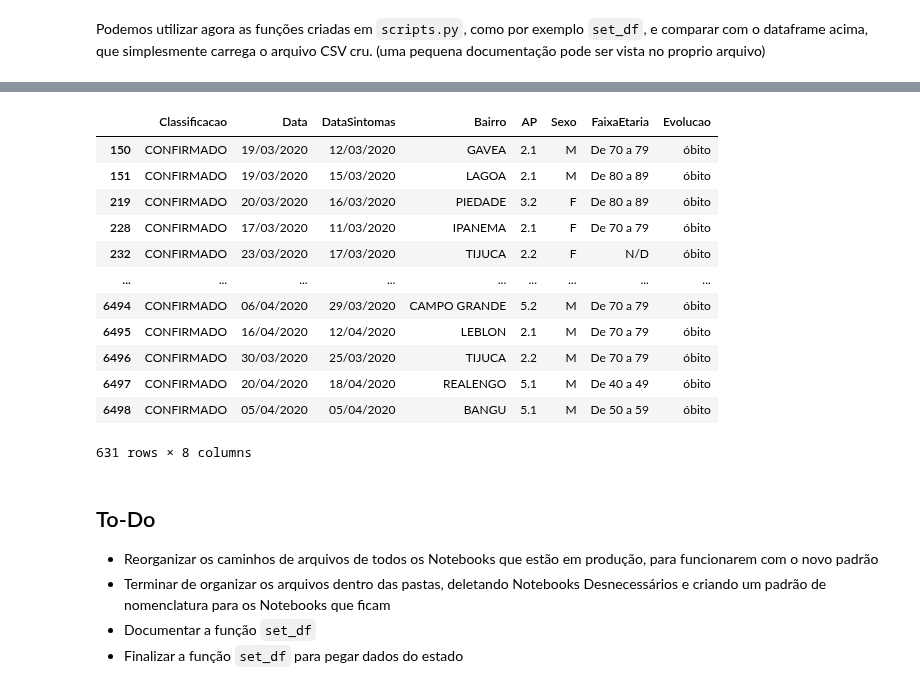
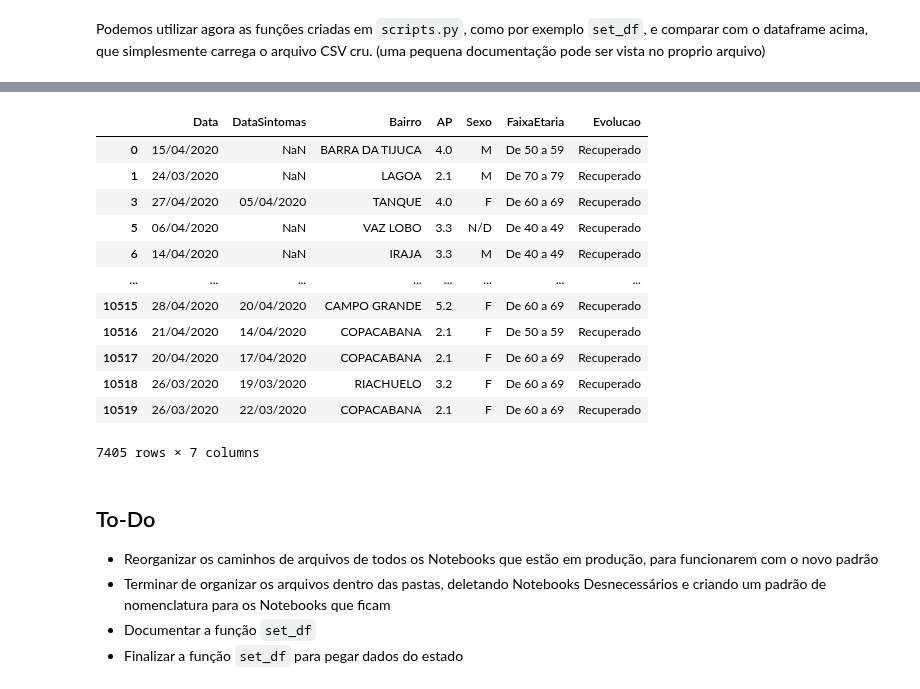
Before and after one commit to Modelagem-Covid-19-RJ/covid19, a Jupyter notebook: playground/Documentation.ipynb, the cells around one changed output, grey strips where cells are left out. Cells and saved outputs as stored; diff of their text form; code cells hidden in the pictures.

```diff
--- a/playground/Documentation.ipynb
+++ b/playground/Documentation.ipynb
@@ -99,19 +112,19 @@ dt_att
-# %%
-df2_obt
-# %% [output]
-|  | Classificacao | Data | DataSintomas | Bairro | AP | Sexo | FaixaEtaria | Evolucao |
-| 150 | CONFIRMADO | 19/03/2020 | 12/03/2020 | GAVEA | 2.1 | M | De 70 a 79 | óbito |
-| 151 | CONFIRMADO | 19/03/2020 | 15/03/2020 | LAGOA | 2.1 | M | De 80 a 89 | óbito |
-| 219 | CONFIRMADO | 20/03/2020 | 16/03/2020 | PIEDADE | 3.2 | F | De 80 a 89 | óbito |
-| 228 | CONFIRMADO | 17/03/2020 | 11/03/2020 | IPANEMA | 2.1 | F | De 70 a 79 | óbito |
-| 232 | CONFIRMADO | 23/03/2020 | 17/03/2020 | TIJUCA | 2.2 | F | N/D | óbito |
-| ... | ... | ... | ... | ... | ... | ... | ... | ... |
-| 6494 | CONFIRMADO | 06/04/2020 | 29/03/2020 | CAMPO GRANDE | 5.2 | M | De 70 a 79 | óbito |
-| 6495 | CONFIRMADO | 16/04/2020 | 12/04/2020 | LEBLON | 2.1 | M | De 70 a 79 | óbito |
-| 6496 | CONFIRMADO | 30/03/2020 | 25/03/2020 | TIJUCA | 2.2 | M | De 70 a 79 | óbito |
-| 6497 | CONFIRMADO | 20/04/2020 | 18/04/2020 | REALENGO | 5.1 | M | De 40 a 49 | óbito |
-| 6498 | CONFIRMADO | 05/04/2020 | 05/04/2020 | BANGU | 5.1 | M | De 50 a 59 | óbito |
-631 rows × 8 columns
+# %%
+df2_rec
+# %% [output]
+|  | Data | DataSintomas | Bairro | AP | Sexo | FaixaEtaria | Evolucao |
+| 0 | 15/04/2020 | NaN | BARRA DA TIJUCA | 4.0 | M | De 50 a 59 | Recuperado |
+| 1 | 24/03/2020 | NaN | LAGOA | 2.1 | M | De 70 a 79 | Recuperado |
+| 3 | 27/04/2020 | 05/04/2020 | TANQUE | 4.0 | F | De 60 a 69 | Recuperado |
+| 5 | 06/04/2020 | NaN | VAZ LOBO | 3.3 | N/D | De 40 a 49 | Recuperado |
+| 6 | 14/04/2020 | NaN | IRAJA | 3.3 | M | De 40 a 49 | Recuperado |
+| ... | ... | ... | ... | ... | ... | ... | ... |
+| 10515 | 28/04/2020 | 20/04/2020 | CAMPO GRANDE | 5.2 | F | De 60 a 69 | Recuperado |
+| 10516 | 21/04/2020 | 14/04/2020 | COPACABANA | 2.1 | F | De 50 a 59 | Recuperado |
+| 10517 | 20/04/2020 | 17/04/2020 | COPACABANA | 2.1 | F | De 60 a 69 | Recuperado |
+| 10518 | 26/03/2020 | 19/03/2020 | RIACHUELO | 3.2 | F | De 60 a 69 | Recuperado |
+| 10519 | 26/03/2020 | 22/03/2020 | COPACABANA | 2.1 | F | De 60 a 69 | Recuperado |
+7405 rows × 7 columns
 # %% [markdown]
 ## To-Do
 
```
Also changed, not shown: parts of 14 cells of this notebook, 2 other files.
